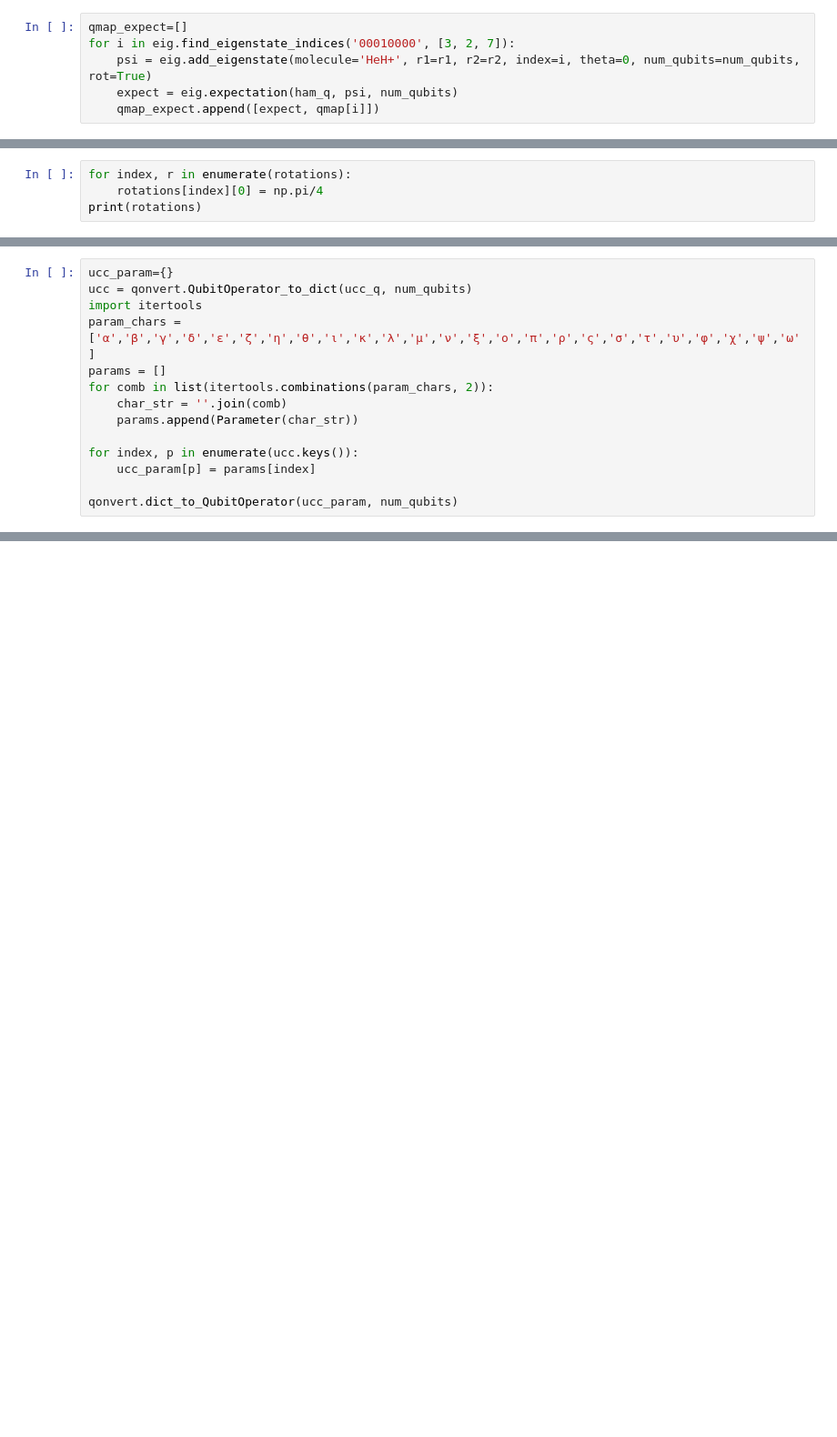
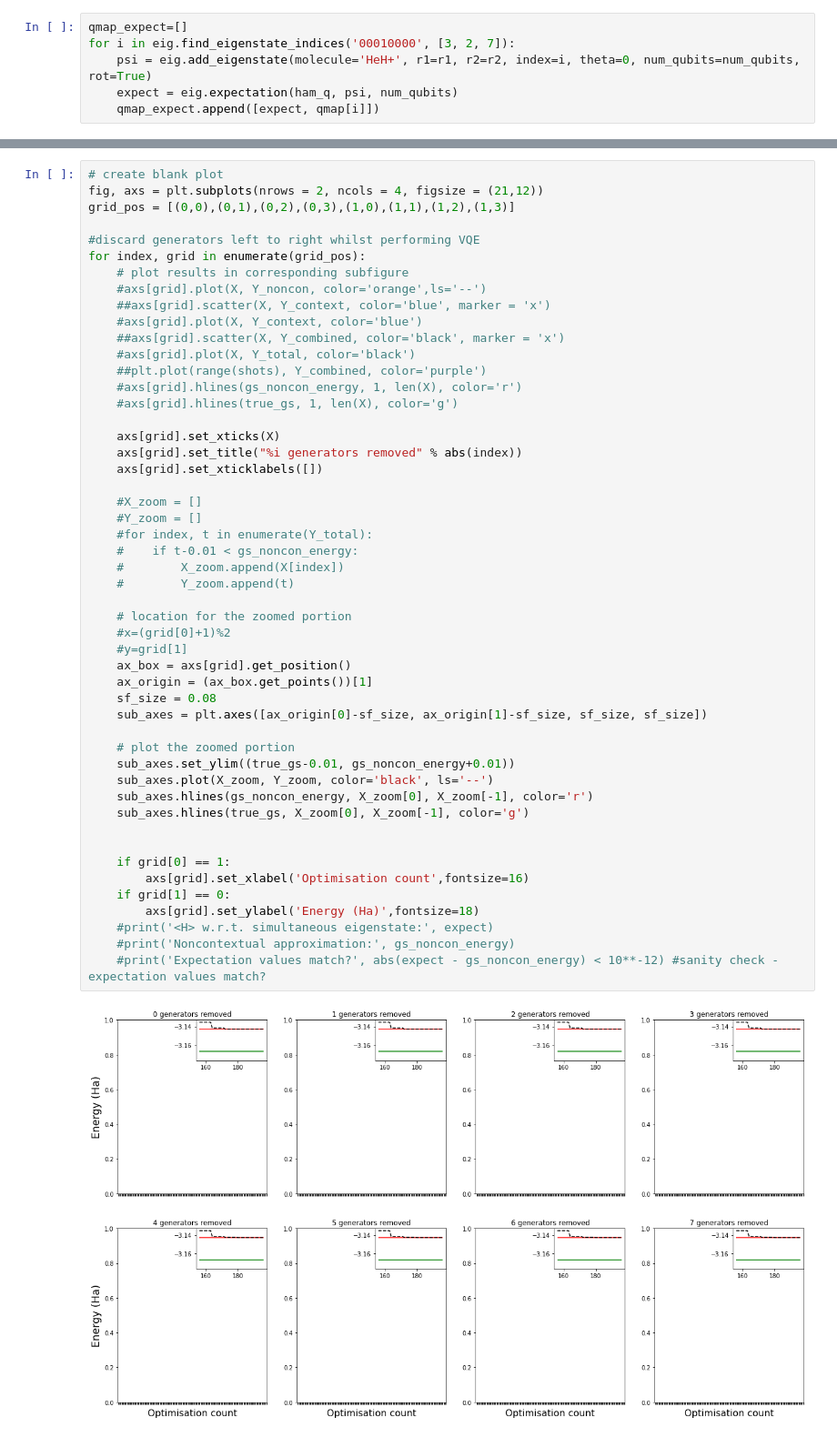
Before and after one commit to wmkirby1/CS-VQE, a Jupyter notebook: HeH+ Example.ipynb, the cells around one changed output, grey strips where cells are left out. Shown at 91% size. Cells and saved outputs as stored; diff of their text form; blank space fills up the shorter version.

```diff
--- a/HeH+ Example.ipynb
+++ b/HeH+ Example.ipynb
@@ -660,4 +702,0 @@ fig.savefig("plots/HeH+-generator-removal-energies-VQE-naive_ansatz.png", dpi=30
-# %%
-for index, r in enumerate(rotations):
-    rotations[index][0] = np.pi/4
-print(rotations)
@@ -672,14 +702,0 @@ expectation(op, state, num_qubits)
-# %%
-ucc_param={}
-ucc = qonvert.QubitOperator_to_dict(ucc_q, num_qubits)
-import itertools
-param_chars = ['α','β','γ','δ','ε','ζ','η','θ','ι','κ','λ','μ','ν','ξ','ο','π','ρ','ς','σ','τ','υ','φ','χ','ψ','ω']
-params = []
-for comb in list(itertools.combinations(param_chars, 2)):
-    char_str = ''.join(comb)
-    params.append(Parameter(char_str))
-
-for index, p in enumerate(ucc.keys()):
-    ucc_param[p] = params[index]
-
-qonvert.dict_to_QubitOperator(ucc_param, num_qubits)
@@ -701,0 +703,52 @@ new_ham_noncon
+# %%
+# create blank plot
+fig, axs = plt.subplots(nrows = 2, ncols = 4, figsize = (21,12))
+grid_pos = [(0,0),(0,1),(0,2),(0,3),(1,0),(1,1),(1,2),(1,3)]
+
+#discard generators left to right whilst performing VQE
+for index, grid in enumerate(grid_pos):
+    # plot results in corresponding subfigure
+    #axs[grid].plot(X, Y_noncon, color='orange',ls='--')
+    ##axs[grid].scatter(X, Y_context, color='blue', marker = 'x')
+    #axs[grid].plot(X, Y_context, color='blue')
+    ##axs[grid].scatter(X, Y_combined, color='black', marker = 'x')
+    #axs[grid].plot(X, Y_total, color='black')
+    ##plt.plot(range(shots), Y_combined, color='purple')
+    #axs[grid].hlines(gs_noncon_energy, 1, len(X), color='r')
+    #axs[grid].hlines(true_gs, 1, len(X), color='g')
+
+    axs[grid].set_xticks(X)
+    axs[grid].set_title("%i generators removed" % abs(index))
+    axs[grid].set_xticklabels([])
+
+    #X_zoom = []
+    #Y_zoom = []
+    #for index, t in enumerate(Y_total):
+    #    if t-0.01 < gs_noncon_energy:
+    #        X_zoom.append(X[index])
+    #        Y_zoom.append(t)
+
+    # location for the zoomed portion
+    #x=(grid[0]+1)%2
+    #y=grid[1]
+    ax_box = axs[grid].get_position()
+    ax_origin = (ax_box.get_points())[1]
+    sf_size = 0.08
+    sub_axes = plt.axes([ax_origin[0]-sf_size, ax_origin[1]-sf_size, sf_size, sf_size])
+
+    # plot the zoomed portion
+    sub_axes.set_ylim((true_gs-0.01, gs_noncon_energy+0.01))
+    sub_axes.plot(X_zoom, Y_zoom, color='black', ls='--')
+    sub_axes.hlines(gs_noncon_energy, X_zoom[0], X_zoom[-1], color='r')
+    sub_axes.hlines(true_gs, X_zoom[0], X_zoom[-1], color='g')
+
+
+    if grid[0] == 1:
+        axs[grid].set_xlabel('Optimisation count',fontsize=16)
+    if grid[1] == 0:
+        axs[grid].set_ylabel('Energy (Ha)',fontsize=18)
+    #print('<H> w.r.t. simultaneous eigenstate:', expect)
+    #print('Noncontextual approximation:', gs_noncon_energy)
+    #print('Expectation values match?', abs(expect - gs_noncon_energy) < 10**-12) #sanity check - expectation values match?
+# %% [output]
+[figure, added]
```
Also changed, not shown: parts of 25 cells of this notebook, 1 other file.
